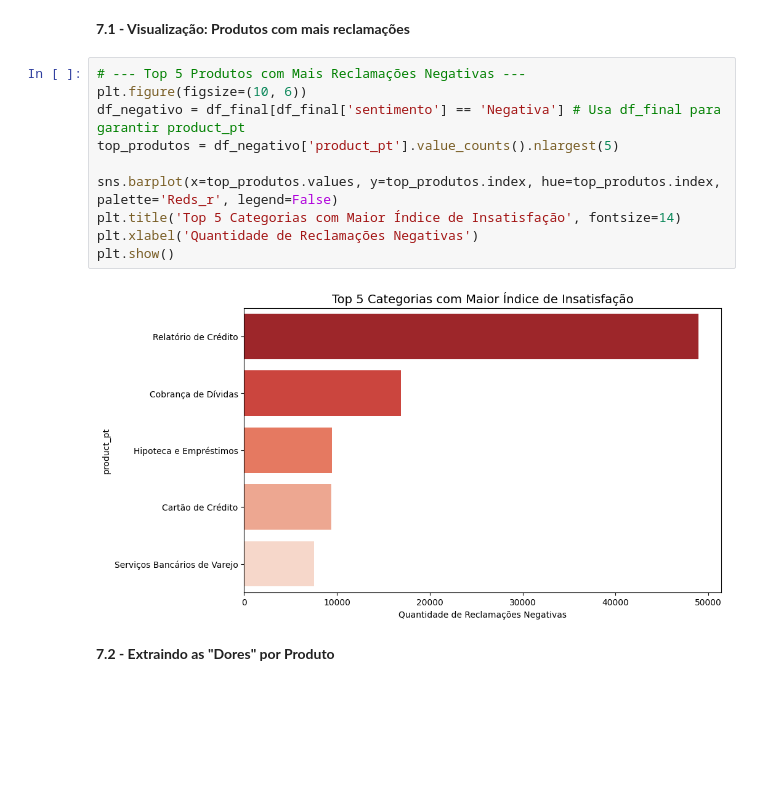
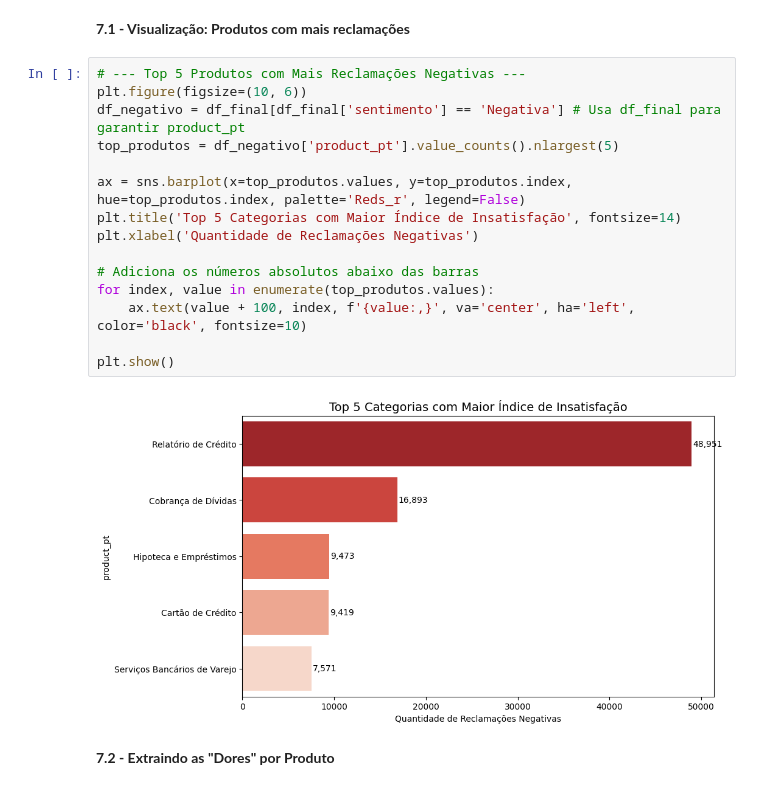
Before and after one commit to JessicaSTMatos/Datathon---Fase-5---FIAP, a Jupyter notebook: Fase_5.ipynb, the cells around one changed output. Saved outputs shown, nothing was run; the diff lists cells and outputs as text; blank space fills up the shorter version.

```diff
--- a/Fase_5.ipynb
+++ b/Fase_5.ipynb
@@ -1069,15 +1141,20 @@ map_dores_pt = {
 # %%
 # --- Top 5 Produtos com Mais Reclamações Negativas ---
 plt.figure(figsize=(10, 6))
 df_negativo = df_final[df_final['sentimento'] == 'Negativa'] # Usa df_final para garantir product_pt
 top_produtos = df_negativo['product_pt'].value_counts().nlargest(5)
 
-sns.barplot(x=top_produtos.values, y=top_produtos.index, hue=top_produtos.index, palette='Reds_r', legend=False)
+ax = sns.barplot(x=top_produtos.values, y=top_produtos.index, hue=top_produtos.index, palette='Reds_r', legend=False)
 plt.title('Top 5 Categorias com Maior Índice de Insatisfação', fontsize=14)
 plt.xlabel('Quantidade de Reclamações Negativas')
+
+# Adiciona os números absolutos abaixo das barras
+for index, value in enumerate(top_produtos.values):
+    ax.text(value + 100, index, f'{value:,}', va='center', ha='left', color='black', fontsize=10)
+
 plt.show()
 # %% [output]
-[figure, old version]
+[figure, new version]
 # %% [markdown]
 **7.2 - Extraindo as "Dores" por Produto**
 # %%
```
Also changed, not shown: parts of 9 cells of this notebook.
